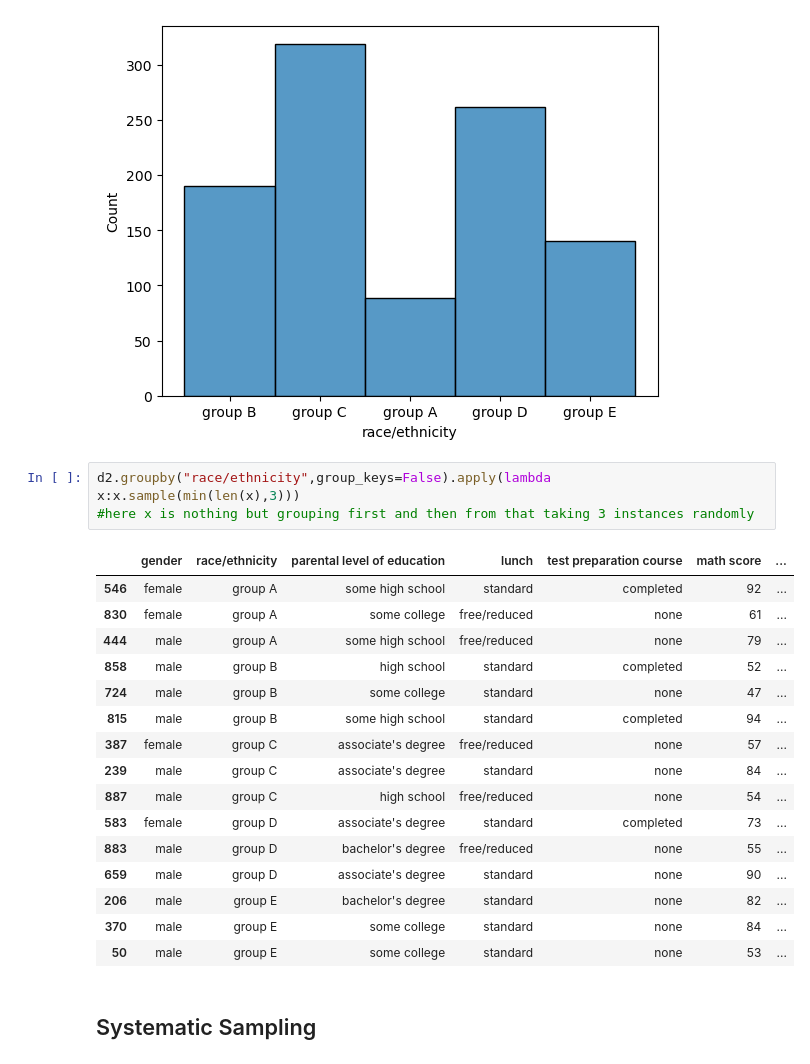
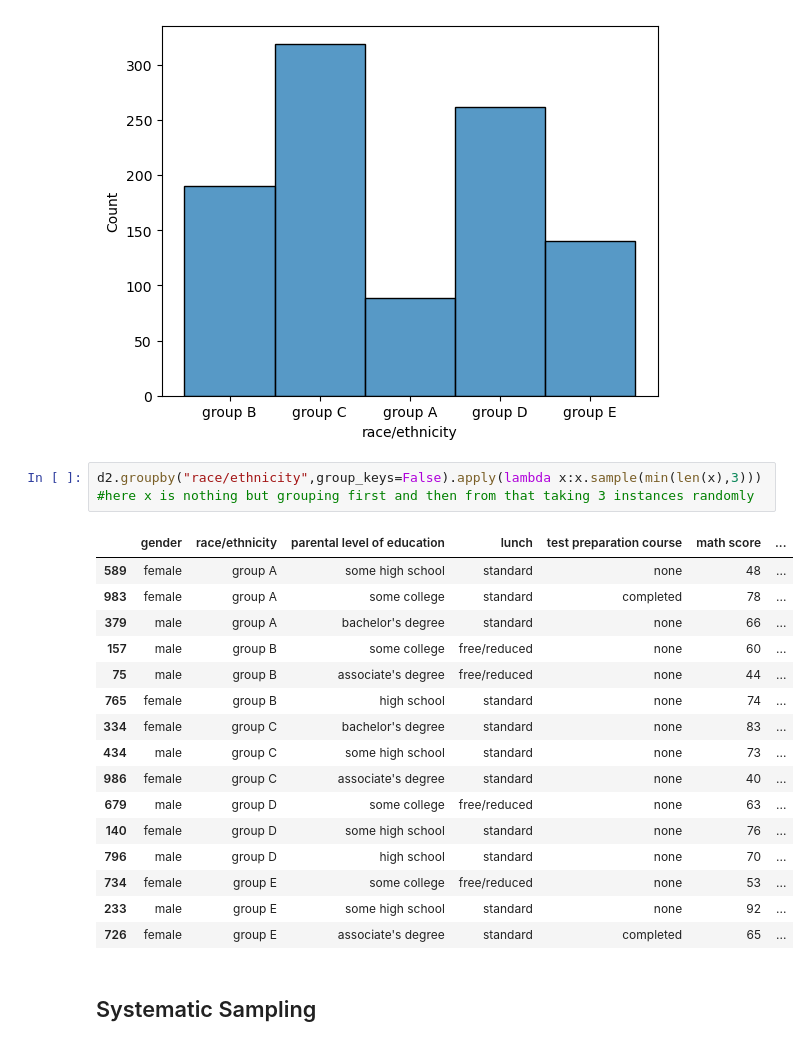
Before and after one commit to viswaaofficial/DS_Prac, a Jupyter notebook: SAMPLING CONCEPT.ipynb, the cells around one changed output. Saved outputs shown, nothing was run; the diff lists cells and outputs as text.

```diff
--- a/SAMPLING CONCEPT.ipynb
+++ b/SAMPLING CONCEPT.ipynb
@@ -61,26 +61,25 @@ sns.histplot(d2["race/ethnicity"])
 <Axes: xlabel='race/ethnicity', ylabel='Count'>
 [figure]
 # %%
-d2.groupby("race/ethnicity",group_keys=False).apply(lambda
-x:x.sample(min(len(x),3)))
+d2.groupby("race/ethnicity",group_keys=False).apply(lambda x:x.sample(min(len(x),3)))
 #here x is nothing but grouping first and then from that taking 3 instances randomly
 # %% [output]
 |  | gender | race/ethnicity | parental level of education | lunch | test preparation course | math score | ... |
-| 546 | female | group A | some high school | standard | completed | 92 | ... |
-| 830 | female | group A | some college | free/reduced | none | 61 | ... |
-| 444 | male | group A | some high school | free/reduced | none | 79 | ... |
-| 858 | male | group B | high school | standard | completed | 52 | ... |
-| 724 | male | group B | some college | standard | none | 47 | ... |
-| 815 | male | group B | some high school | standard | completed | 94 | ... |
-| 387 | female | group C | associate's degree | free/reduced | none | 57 | ... |
-| 239 | male | group C | associate's degree | standard | none | 84 | ... |
-| 887 | male | group C | high school | free/reduced | none | 54 | ... |
-| 583 | female | group D | associate's degree | standard | completed | 73 | ... |
-| 883 | male | group D | bachelor's degree | free/reduced | none | 55 | ... |
-| 659 | male | group D | associate's degree | standard | none | 90 | ... |
-| 206 | male | group E | bachelor's degree | standard | none | 82 | ... |
-| 370 | male | group E | some college | standard | none | 84 | ... |
-| 50 | male | group E | some college | standard | none | 53 | ... |
+| 589 | female | group A | some high school | standard | none | 48 | ... |
+| 983 | female | group A | some college | standard | completed | 78 | ... |
+| 379 | male | group A | bachelor's degree | standard | none | 66 | ... |
+| 157 | male | group B | some college | free/reduced | none | 60 | ... |
+| 75 | male | group B | associate's degree | free/reduced | none | 44 | ... |
+| 765 | female | group B | high school | standard | none | 74 | ... |
+| 334 | female | group C | bachelor's degree | standard | none | 83 | ... |
+| 434 | male | group C | some high school | standard | none | 73 | ... |
+| 986 | female | group C | associate's degree | standard | none | 40 | ... |
+| 679 | male | group D | some college | free/reduced | none | 63 | ... |
+| 140 | female | group D | some high school | standard | none | 76 | ... |
+| 796 | male | group D | high school | standard | none | 70 | ... |
+| 734 | female | group E | some college | free/reduced | none | 53 | ... |
+| 233 | male | group E | some high school | standard | none | 92 | ... |
+| 726 | female | group E | associate's degree | standard | completed | 65 | ... |
 # %% [markdown]
 ## Systematic Sampling
 # %%
```
Also changed, not shown: 8 other files.
